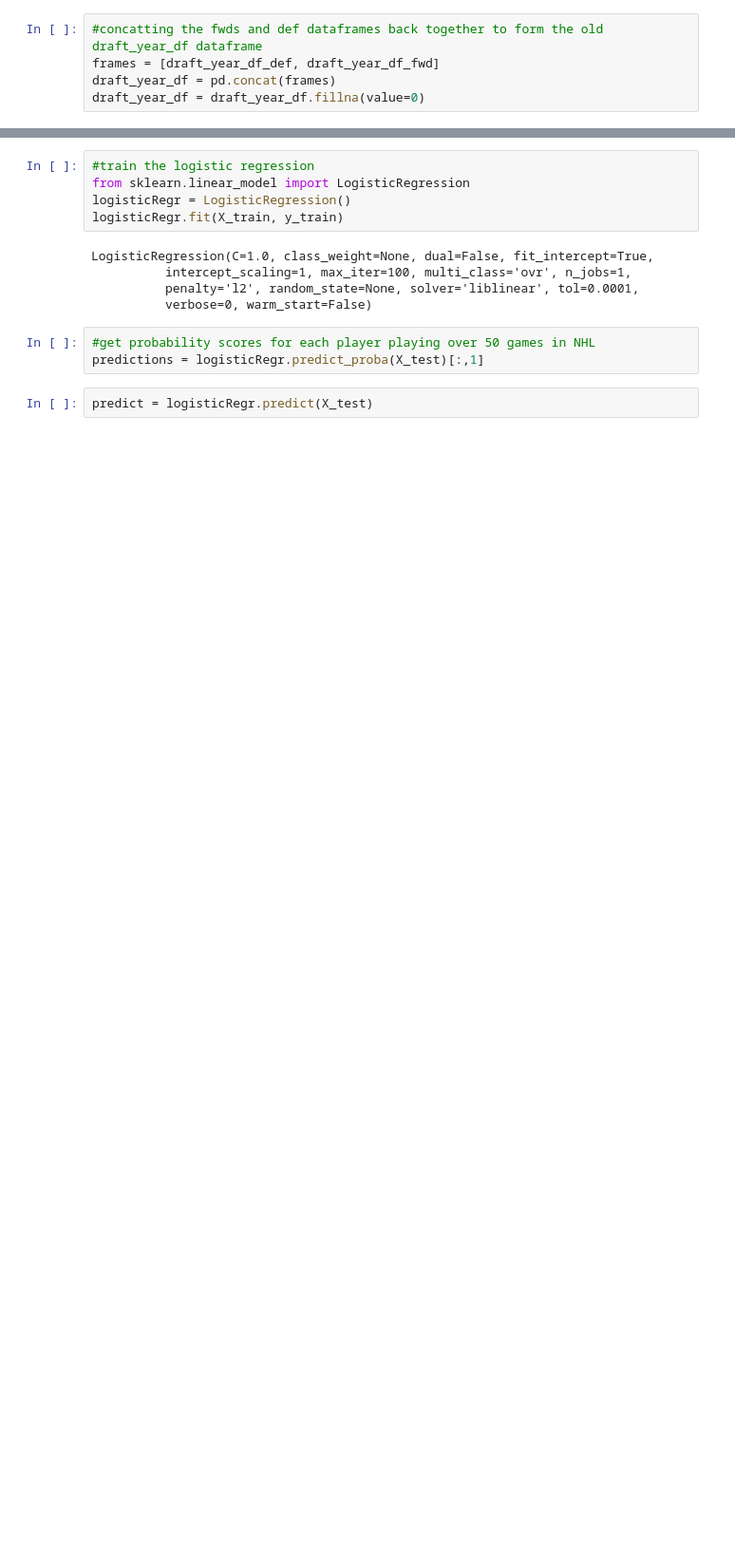
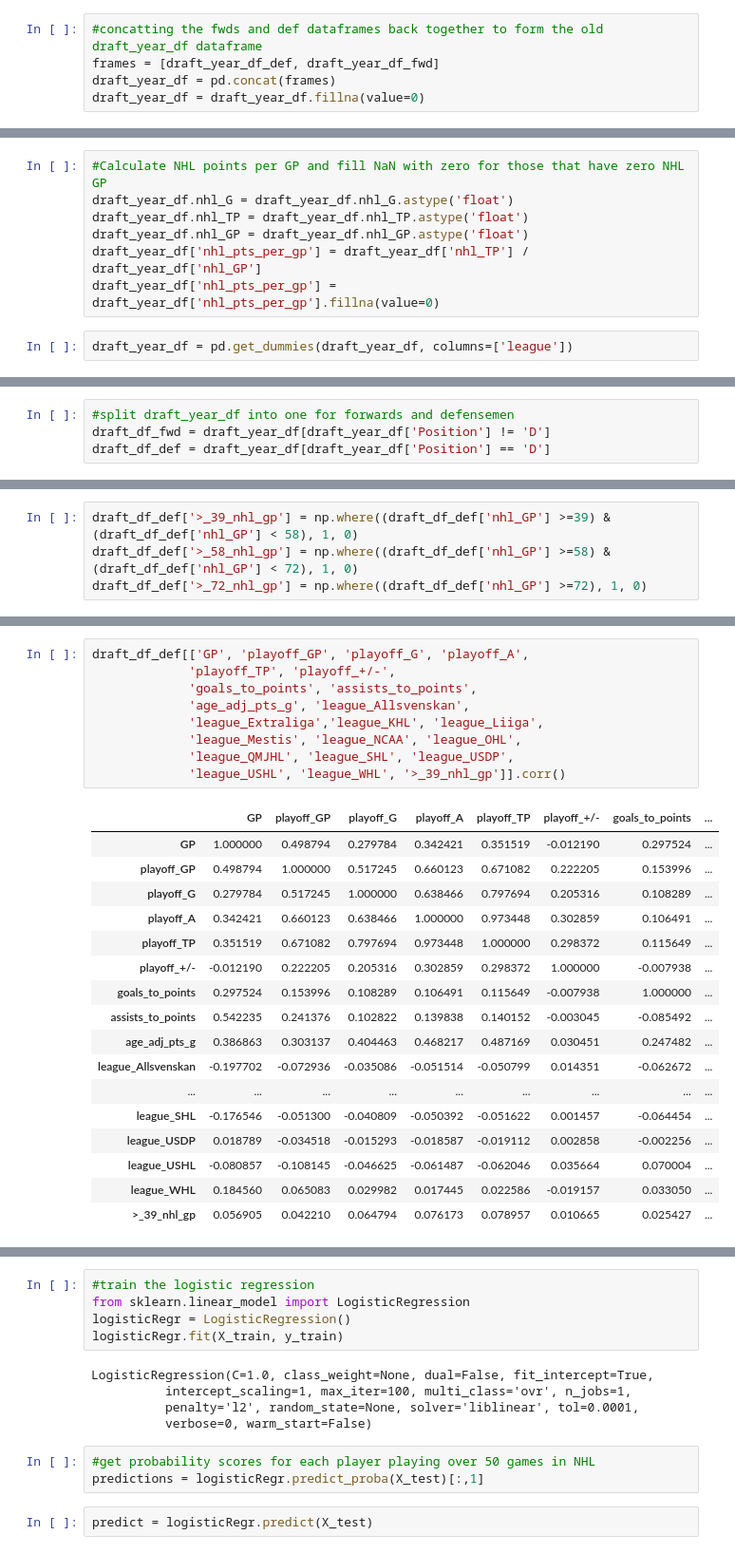
Before and after one commit to Schmoegurt/prospectmodel, a Jupyter notebook: Prospect Model.ipynb, the cells around one changed output, grey strips where cells are left out. Shown: that part at 95% size. Cells and saved outputs as stored; diff of their text form; blank space fills up the shorter version.

```diff
--- a/Prospect Model.ipynb
+++ b/Prospect Model.ipynb
@@ -257 +185,10 @@ draft_year_df[draft_year_df['200_plus_nhl_gp'] == 1]
+# %%
+#Calculate NHL points per GP and fill NaN with zero for those that have zero NHL GP
+draft_year_df.nhl_G = draft_year_df.nhl_G.astype('float')
+draft_year_df.nhl_TP = draft_year_df.nhl_TP.astype('float')
+draft_year_df.nhl_GP = draft_year_df.nhl_GP.astype('float')
+draft_year_df['nhl_pts_per_gp'] = draft_year_df['nhl_TP'] / draft_year_df['nhl_GP']
+draft_year_df['nhl_pts_per_gp'] = draft_year_df['nhl_pts_per_gp'].fillna(value=0)
+# %%
+draft_year_df = pd.get_dummies(draft_year_df, columns=['league'])
 # %%
@@ -260,0 +203,4 @@ draft_year_df.shape
+# %%
+#split draft_year_df into one for forwards and defensemen
+draft_df_fwd = draft_year_df[draft_year_df['Position'] != 'D']
+draft_df_def = draft_year_df[draft_year_df['Position'] == 'D']
@@ -260,0 +229,4 @@ draft_year_df.shape
+# %%
+draft_df_def['>_39_nhl_gp'] = np.where((draft_df_def['nhl_GP'] >=39) & (draft_df_def['nhl_GP'] < 58), 1, 0)
+draft_df_def['>_58_nhl_gp'] = np.where((draft_df_def['nhl_GP'] >=58) & (draft_df_def['nhl_GP'] < 72), 1, 0)
+draft_df_def['>_72_nhl_gp'] = np.where((draft_df_def['nhl_GP'] >=72), 1, 0)
@@ -261,3 +256,30 @@ draft_year_df.shape
+# %%
+draft_df_def[['GP', 'playoff_GP', 'playoff_G', 'playoff_A',
+             'playoff_TP', 'playoff_+/-',
+             'goals_to_points', 'assists_to_points',
+             'age_adj_pts_g', 'league_Allsvenskan',
+             'league_Extraliga','league_KHL', 'league_Liiga',
+             'league_Mestis', 'league_NCAA', 'league_OHL',
+             'league_QMJHL', 'league_SHL', 'league_USDP',
+             'league_USHL', 'league_WHL', '>_39_nhl_gp']].corr()
+# %% [output]
+|  | GP | playoff_GP | playoff_G | playoff_A | playoff_TP | playoff_+/- | goals_to_points | ... |
+| GP | 1.000000 | 0.498794 | 0.279784 | 0.342421 | 0.351519 | -0.012190 | 0.297524 | ... |
+| playoff_GP | 0.498794 | 1.000000 | 0.517245 | 0.660123 | 0.671082 | 0.222205 | 0.153996 | ... |
+| playoff_G | 0.279784 | 0.517245 | 1.000000 | 0.638466 | 0.797694 | 0.205316 | 0.108289 | ... |
+| playoff_A | 0.342421 | 0.660123 | 0.638466 | 1.000000 | 0.973448 | 0.302859 | 0.106491 | ... |
+| playoff_TP | 0.351519 | 0.671082 | 0.797694 | 0.973448 | 1.000000 | 0.298372 | 0.115649 | ... |
+| playoff_+/- | -0.012190 | 0.222205 | 0.205316 | 0.302859 | 0.298372 | 1.000000 | -0.007938 | ... |
+| goals_to_points | 0.297524 | 0.153996 | 0.108289 | 0.106491 | 0.115649 | -0.007938 | 1.000000 | ... |
+| assists_to_points | 0.542235 | 0.241376 | 0.102822 | 0.139838 | 0.140152 | -0.003045 | -0.085492 | ... |
+| age_adj_pts_g | 0.386863 | 0.303137 | 0.404463 | 0.468217 | 0.487169 | 0.030451 | 0.247482 | ... |
+| league_Allsvenskan | -0.197702 | -0.072936 | -0.035086 | -0.051514 | -0.050799 | 0.014351 | -0.062672 | ... |
+| ... | ... | ... | ... | ... | ... | ... | ... | ... |
+| league_SHL | -0.176546 | -0.051300 | -0.040809 | -0.050392 | -0.051622 | 0.001457 | -0.064454 | ... |
+| league_USDP | 0.018789 | -0.034518 | -0.015293 | -0.018587 | -0.019112 | 0.002858 | -0.002256 | ... |
+| league_USHL | -0.080857 | -0.108145 | -0.046625 | -0.061487 | -0.062046 | 0.035664 | 0.070004 | ... |
+| league_WHL | 0.184560 | 0.065083 | 0.029982 | 0.017445 | 0.022586 | -0.019157 | 0.033050 | ... |
+| >_39_nhl_gp | 0.056905 | 0.042210 | 0.064794 | 0.076173 | 0.078957 | 0.010665 | 0.025427 | ... |
 # %%
 #Splitting the data into 80/20 train test split with playing more than 50 games as the feature to predict
 from sklearn.model_selection import train_test_split
```
Also changed, not shown: parts of 23 cells of this notebook.
